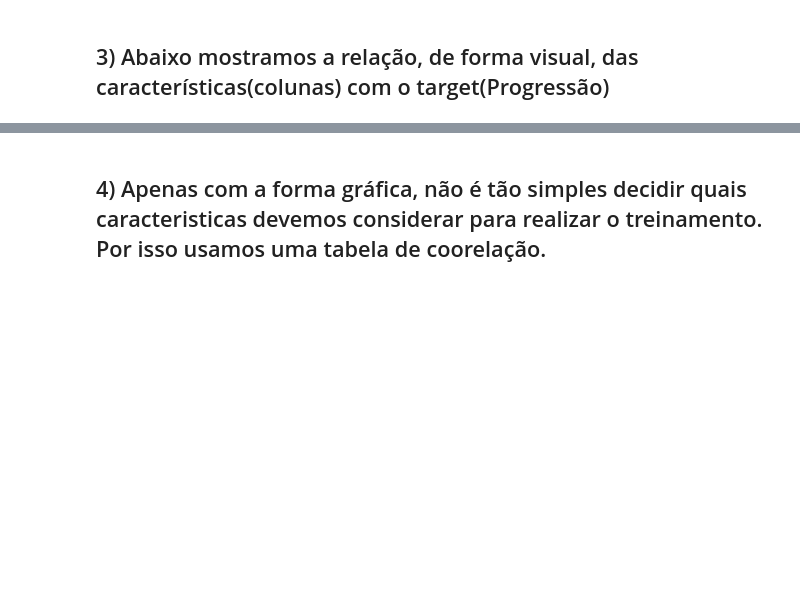
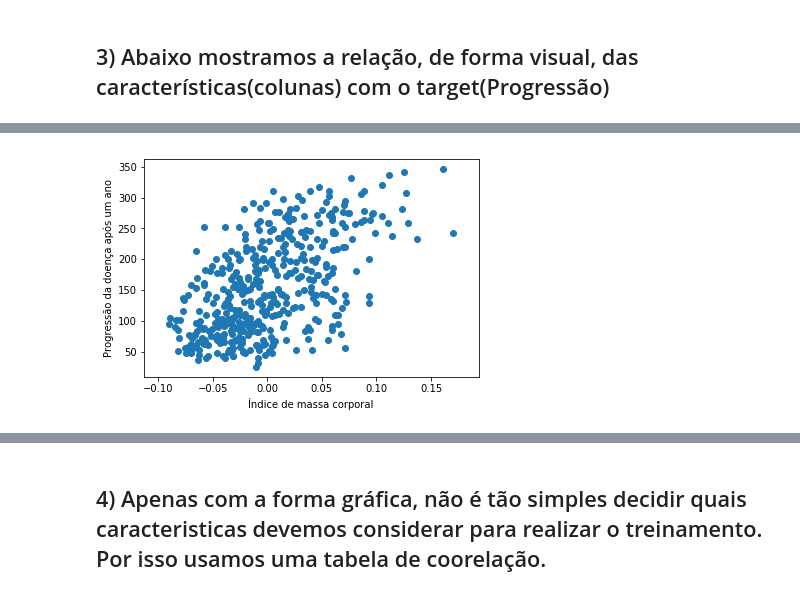
Before and after one commit to DWalterJansen/topicosIC, a Jupyter notebook: Equipe/Trabalho 3/Diabetes.ipynb, the cells around one changed output, grey strips where cells are left out. Drawn from its saved outputs; the diff is of its cells as text; code cells hidden in the pictures; blank space fills up the shorter version.

```diff
--- a/Equipe/Trabalho 3/Diabetes.ipynb
+++ b/Equipe/Trabalho 3/Diabetes.ipynb
@@ -73,0 +93,8 @@ tabela.head(10)
+# %%
+#Relação entre Progressão e o índice de massa corporal
+plt.scatter(tabela.bmi, tabela.Progressão)
+plt.xlabel('Índice de massa corporal')
+plt.ylabel('Progressão da doença após um ano')
+plt.show()
+# %% [output]
+[figure, added]
```
Also changed, not shown: parts of 10 cells of this notebook.
